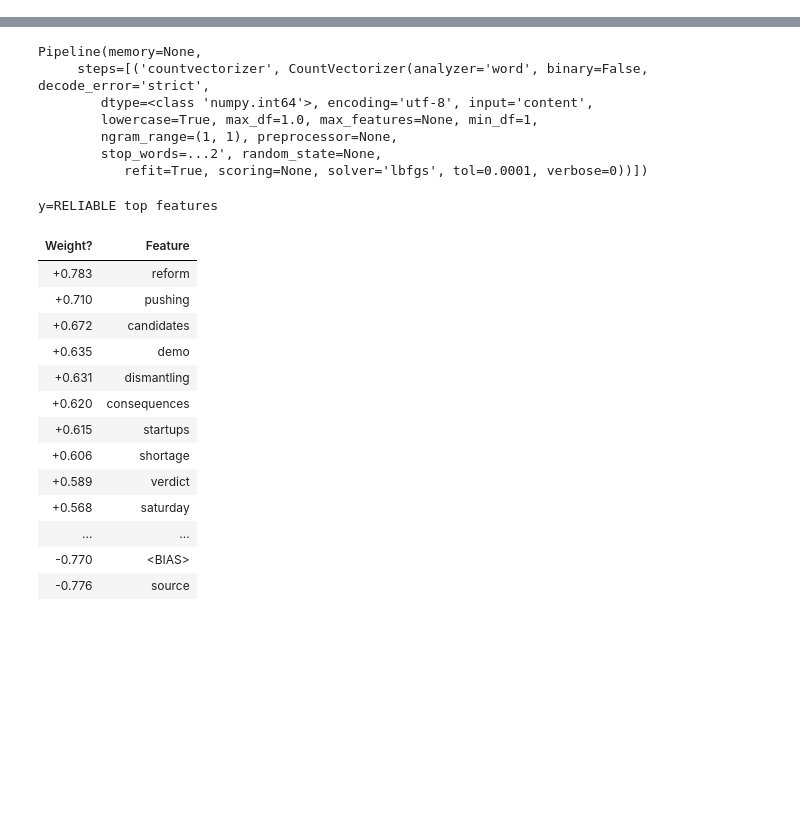
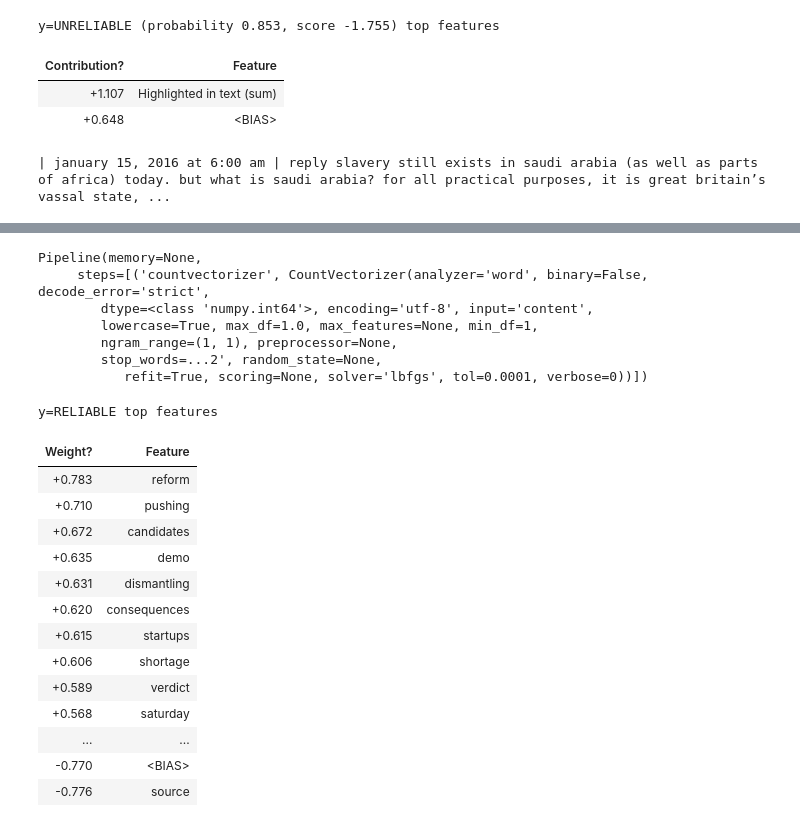
Before and after one commit to terry99999/polygraph, a Jupyter notebook: rev_model_jup.ipynb, the cells around one changed output, grey strips where cells are left out. Saved outputs shown, nothing was run; the diff lists cells and outputs as text; code cells hidden in the pictures; blank space fills up the shorter version.

Commit message:
updating interactive part

```diff
--- a/rev_model_jup.ipynb
+++ b/rev_model_jup.ipynb
@@ -45,4 +69,10 @@ eli5.show_prediction(clf, test_values[3], vec=vec, target_names=("UNRELIABLE", "
 # %%
-eli5.show_prediction(clf, test_values[12], vec=vec, target_names=("UNRELIABLE", "RELIABLE"))
+eli5.show_prediction(clf, test_values[19], vec=vec, target_names=("UNRELIABLE", "RELIABLE"))
+# %% [output]
+y=UNRELIABLE (probability 0.853, score -1.755) top features
+| Contribution? | Feature |
+| +1.107 | Highlighted in text (sum) |
+| +0.648 | <BIAS> |
+| january 15, 2016 at 6:00 am | reply slavery still exists in saudi arabia (as well as parts of africa) today. but what is saudi arabia? for all practical purposes, it is great britain’s vassal state, ...
 # %%
 eli5.show_weights(clf, vec=vec, target_names=("UNRELIABLE", "RELIABLE"))
```
Also changed, not shown: parts of 4 cells of this notebook.
